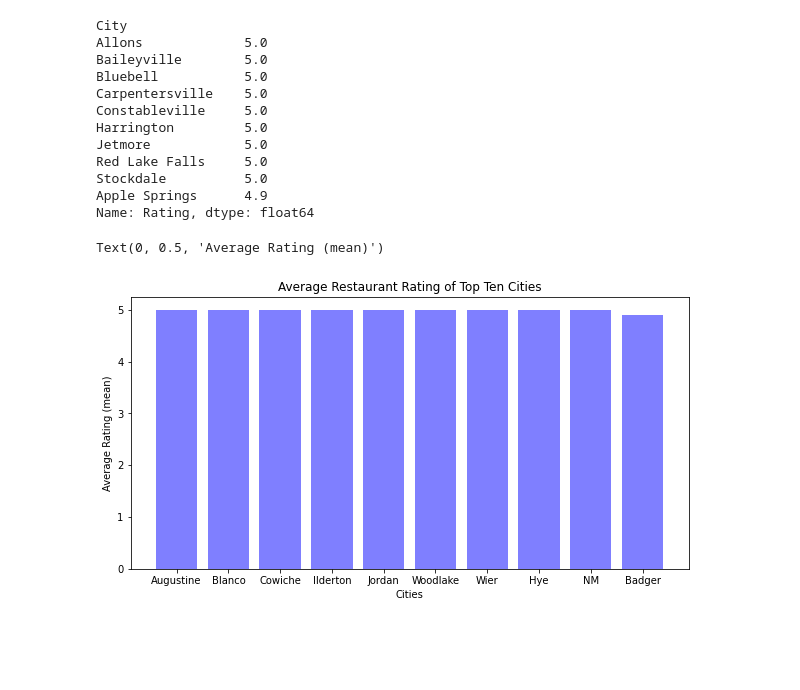
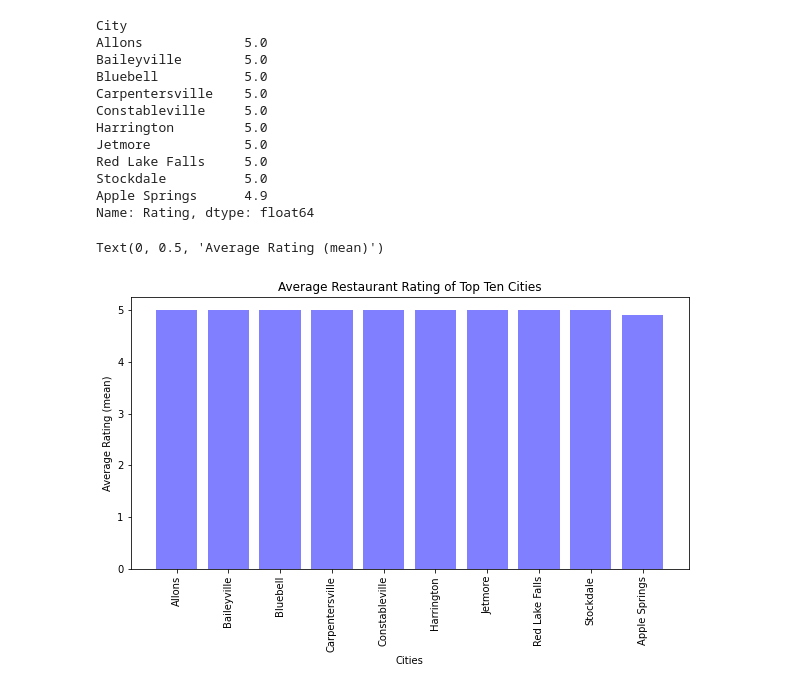
Before and after one commit to YGroza83/Restaurant_Ratings_over_Map, a Jupyter notebook: Kurt_Final.ipynb, the cells around one changed output. Cells and saved outputs as stored; diff of their text form; code cells hidden in the pictures; blank space fills up the shorter version.

```diff
--- a/Kurt_Final.ipynb
+++ b/Kurt_Final.ipynb
@@ -9,7 +12,10 @@ import numpy as np
 # Read the final restaurant data
 # Split the "Address" column into "City", "State" and "Country"
 data_df = pd.read_csv('Resources/LargeSample.csv')
+data_df.drop_duplicates(keep='first', inplace=True, ignore_index=True)
 data_df[["City",'State','Country','0']] = data_df['Address'].str.split(',',expand=True)
 data_df[["Number",'City']] = data_df['City'].str.split(' ',expand=True, n=1)
+data_df = data_df[data_df['State'].str.len() < 4].reset_index()
+data_df = data_df[data_df['Ratings count'] < 15000].reset_index()
 data_df
 # %% [output]
@@ -149,22 +145,22 @@ Stockdale          5.0
 Apple Springs      4.9
 Name: Rating, dtype: float64
 # %%
-# Generate a bar plot showing the median rating of each state using pyplot.
+# Plot the 10 cities with the highest ratings using a bar chart:
 
 x_axis = np.arange(len(city_df))
 
 # plt.figure(figsize=(20,3))
 fig = plt.figure(figsize=(10,5))
 plt.bar(x_axis, city_df, color='b', alpha=0.5, align="center")
 
 tick_locations = [value for value in x_axis]
-plt.xticks(tick_locations, ["Augustine", "Blanco", "Cowiche", "Ilderton", "Jordan", "Woodlake", "Wier", "Hye", "NM",
-                            "Badger", "MS", "Driscoll"], rotation=0)
+plt.xticks(tick_locations, ["Allons", "Baileyville", "Bluebell", "Carpentersville", "Constableville", "Harrington", "Jetmore", "Red Lake Falls", "Stockdale",
+                            "Apple Springs"], rotation=90)
 
 plt.title("Average Restaurant Rating of Top Ten Cities")
 plt.xlabel("Cities")
 plt.ylabel("Average Rating (mean)")
 # %% [output]
 Text(0, 0.5, 'Average Rating (mean)')
-[figure, old version]
+[figure, new version]
 # %%
```
Also changed, not shown: parts of 12 cells of this notebook, 15 other files.
